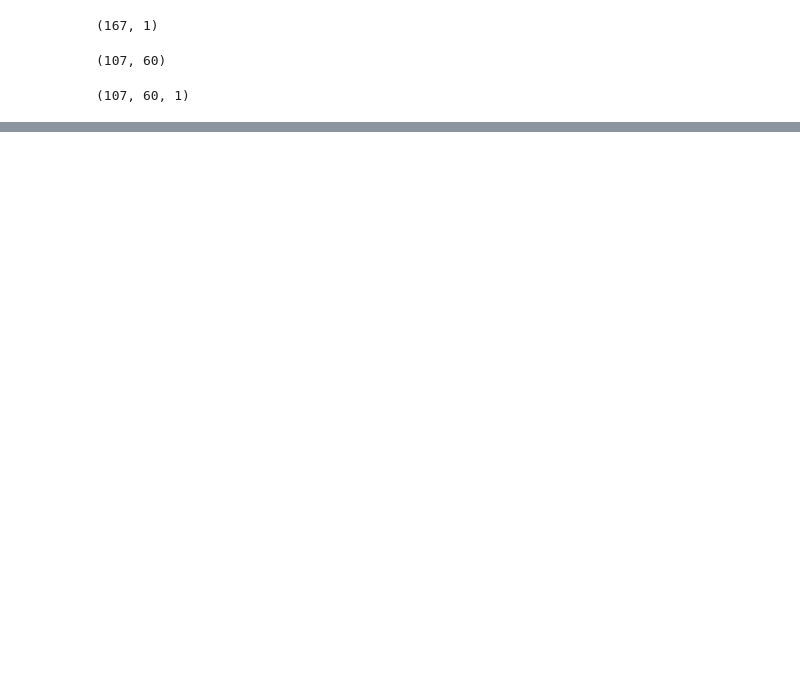
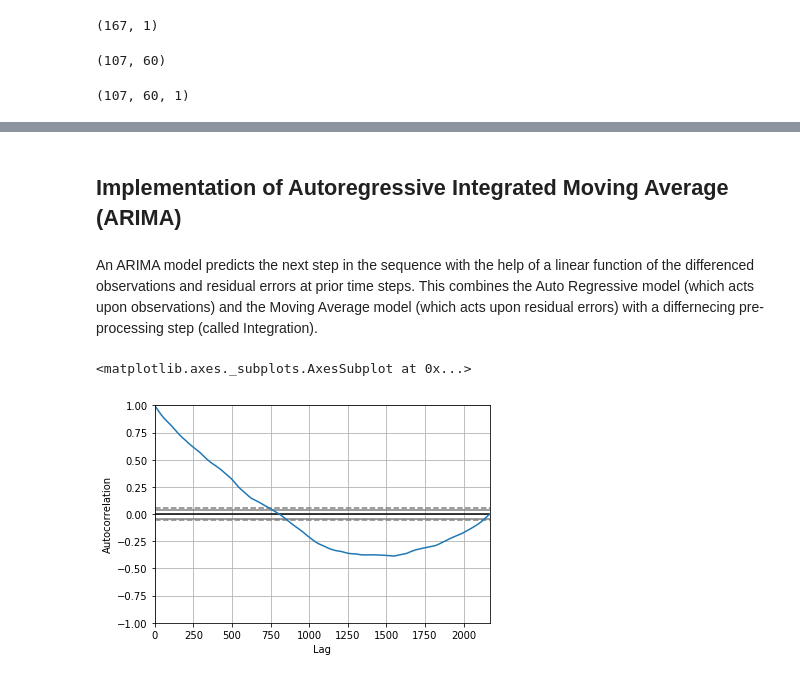
Before and after one commit to vchrombie/shuri, a Jupyter notebook: stock-price-prediction.ipynb, the cells around one changed output, grey strips where cells are left out. Cells and saved outputs as stored; diff of their text form; code cells hidden in the pictures; blank space fills up the shorter version.

Commit message:
add ARIMA

```diff
--- a/stock-price-prediction.ipynb
+++ b/stock-price-prediction.ipynb
@@ -442,0 +419,4 @@ plt.show()
+# %% [markdown]
+## Implementation of Autoregressive Integrated Moving Average (ARIMA)
+# %% [markdown]
+An ARIMA model predicts the next step in the sequence with the help of a linear function of the differenced observations and residual errors at prior time steps. This combines the Auto Regressive model (which acts upon observations) and the Moving Average model (which acts upon residual errors) with a differnecing pre-processing step (called Integration).
@@ -442,0 +427,5 @@ plt.show()
+# %%
+autocorrelation_plot(scaled_training_set)
+# %% [output]
+<matplotlib.axes._subplots.AxesSubplot at 0x...>
+[figure, added]
```
Also changed, not shown: parts of 13 cells of this notebook.
